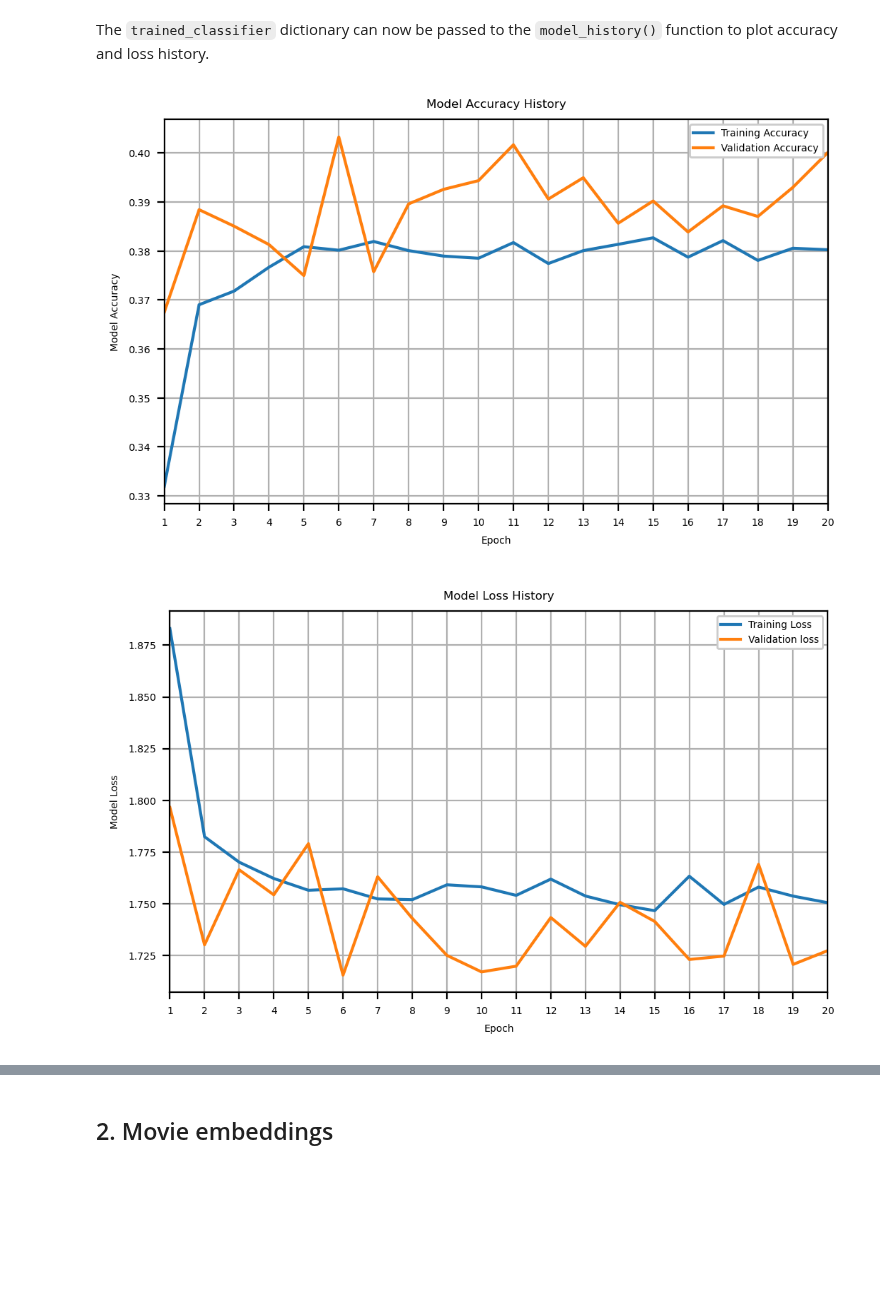
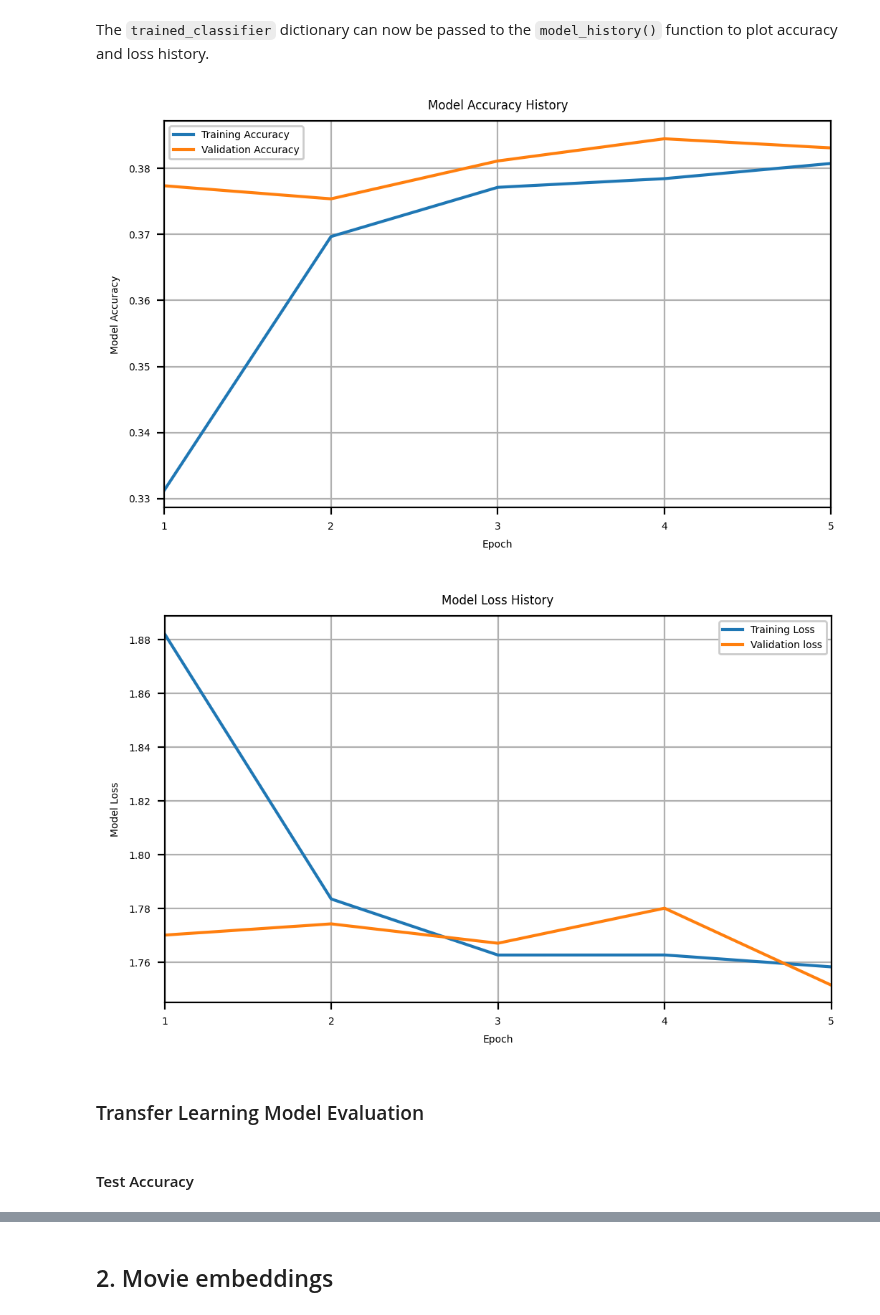
Before and after one commit to Team4IDS576/homework-assignments, a Jupyter notebook: Homework_2.ipynb, the cells around one changed output, grey strips where cells are left out. Drawn from its saved outputs; the diff is of its cells as text; code cells hidden in the pictures; blank space fills up the shorter version.

```diff
--- a/Homework_2.ipynb
+++ b/Homework_2.ipynb
@@ -148,7 +170,7 @@ We can now devise a training loop for our `new_classifier`. Each epoch iteration
 # %%
 from tqdm.notebook import tqdm
 
-# Define a function to compute accuracy
+# define a function to compute accuracy
 def calculate_accuracy(outputs, labels):
 
     softmax = nn.Softmax(dim = 1)
@@ -193,7 +215,6 @@ def train_model(model, criterion, optimizer, train_loader: DataLoader,
                 loss = criterion(outputs, labels)
 
                 # backward pass
-                # loss.requires_grad = True
                 loss.backward()
                 optimizer.step()
 
@@ -218,7 +239,7 @@ def train_model(model, criterion, optimizer, train_loader: DataLoader,
             # set model to evaluation
             model.eval()
 
-            for data in tqdm(val_loader):
+            for data in val_loader:
                 inputs, labels = data
                 inputs = inputs.to(device)
                 labels = labels.to(device)
@@ -261,3 +282,6 @@ def train_model(model, criterion, optimizer, train_loader: DataLoader,
     }
 
     return history
+
+
+trained_resnet18_based = train_model(resnet18_based, criterion, optimizer, train_loader, val_loader, num_epochs=5)
@@ -341,34 +335,38 @@ def model_history(history):
 
         ax.grid(True)
 
         # plot loss history
         fig, ax = plt.subplots(figsize=(6,3.5), dpi=200)
 
         ax.plot(range(1,len(history['train loss'])+1),
                 history['train loss'],
                 label = r'Training Loss',
                 #marker = 'o',
                 markersize = 4)
 
         ax.plot(range(1, len(history["validation loss"])+1),
                 history['validation loss'],
                 label = r'Validation loss',
                 #marker = 'o',
                 markersize = 4)
 
         ax.set_title("Model Loss History")
         ax.set_xlabel('Epoch')
         ax.set_ylabel('Model Loss')
         ax.set_xlim(1, len(history["train loss"]))
         ax.set_xticks(list(range(1,len(history["train loss"])+1)))
         ax.legend()
         ax.legend().get_frame().set_alpha(1.0)
 
         ax.grid(True)
 
 # plot training history using the function
-model_history(trained_classifier)
+model_history(trained_resnet18_based)
 # %% [output]
-[figure, old version]
+[figure, new version]
-[figure, old version]
+[figure, new version]
+# %% [markdown]
+### Transfer Learning Model Evaluation
+# %% [markdown]
+#### Test Accuracy
 # %% [markdown]
```
Also changed, not shown: parts of 76 cells of this notebook.
